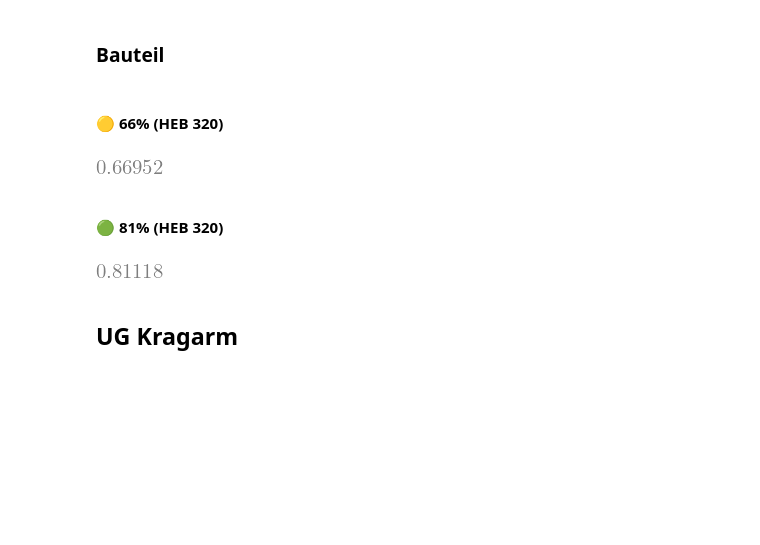
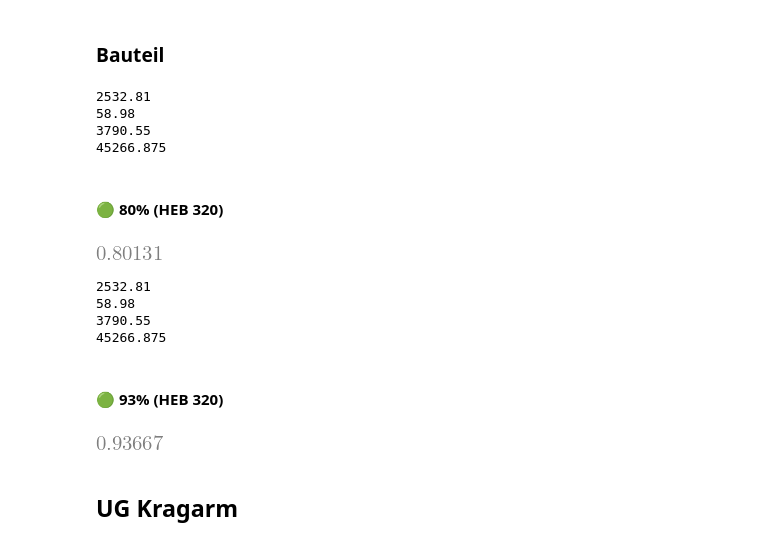
Before and after one commit to sushimako/uni-stahlbau-ue, a Jupyter notebook: Berechnungen/nachweise.ipynb, the cells around one changed output. Cells and saved outputs as stored; diff of their text form; code cells hidden in the pictures; blank space fills up the shorter version.

```diff
--- a/Berechnungen/nachweise.ipynb
+++ b/Berechnungen/nachweise.ipynb
@@ -205,20 +218,28 @@ kombi_MNV_z = partial(kombi_MNV,'z')
 def λ1(stab):
     return pi * sqrt(stab.E/stab.fy)
 
-def λyz(um_achse, stab):
+def λyz(um_achse, stab, debug=False):
+    if debug:
+        display(f'lcr = {stab.Lcr(um_achse)} i = {stab.i(um_achse)}  lamba_1 = {N(λ1(stab))}')
     return stab.Lcr(um_achse)/(stab.i(um_achse) * λ1(stab))
 
 def KL2α(KL: str):
     return {'a0': 0.13, 'a': 0.21, 'b': 0.34, 'c': 0.49, 'd': 0.76}.get(KL)
 
 
-def χyz(um_achse, stab, debug=False):
+def Phi(um_achse, stab):
     λ = λyz(um_achse, stab)
     α = KL2α(stab.KL(um_achse))
     Φ = 0.5* (1 + α * (λ-0.2) + λ**2)
+    return Φ
+
+
+def χyz(um_achse, stab, debug=False):
+    λ = λyz(um_achse, stab)
+    Φ = Phi(um_achse, stab)
     chi = min(1, 1/(Φ + sqrt(Φ**2 - λ**2)))
-    if debug:
-        display(f'λ = {λ}  α = {α}  Φ = {Φ}  χ = {chi}')
+    #if debug:
+    #    display(f'λ = {N(λ)}  α = {N(α)}  Φ = {N(Φ)}  χ = {N(chi)}')
     return chi
 # %% [markdown]
 ### Biegeknicken [B 8.7.6.1]
@@ -255,24 +292,30 @@ biege_knicken_z = partial(biege_knicken, 'z')
 # %% [markdown]
 ### Biegedrillknicken [B 8.7.6.1]
 # %%
-def χLT(stab): ## Gem. EC3 (6.3.2.3)
+def χLT(stab, debug=False): ## Gem. EC3 (6.3.2.3)
+    debug = False
     λz = λyz('z', stab)
 
     k_c = 1 # Auf der sicheren Seite
     k_p = 0.9 * 1 / (1 + (1/20) * (λz/(stab.h/stab.tf))**2)**0.25
     λLT = k_c * k_p * λz
+    if debug:
+        display(f' k_p = {N(k_p)}  λLT = {N(λLT)} ')
 
     λLT0 = 0.4  # Höchstwert (EC3 Seite 70)
     β = 0.75    # Mindestwert
     αLT = KL2α(stab.KL_BDK)
 
     ΦLT = 0.5 * ( 1 + αLT * (λLT - λLT0) + β * λLT**2)
+
+    if debug:
+        display(f'ΦLT = {N(ΦLT)}')
     return min(1 / (ΦLT + sqrt(ΦLT**2 - β * λLT**2)),
                1,
                1 / (λLT**2),
               )
 # %%
-def BDK(um_achse, stab, sg=None):
+def BDK(um_achse, stab, sg=None, debug=True):
     last = stab.sg[sg]
     assert(stab.Lcr(um_achse))
     assert(last.ψ is not None)
@@ -280,6 +323,7 @@ def BDK(um_achse, stab, sg=None):
     N_Rd = stab.A * (stab.fy/γ_M1)
     W_y = stab.Iy/(stab.h * 0.5) ## CHECK past?
     My_Rd =  W_y * (stab.fy / γ_M1) # W_y passt?
+
 
 
     ## Beiwerte
@@ -298,15 +342,23 @@ def BDK(um_achse, stab, sg=None):
                1 - (0.1 * n_z     )/(C_MLT - 0.25),
               )
 
-
-    ## vvv dragons
-    #χ = χyz(um_achse, stab)
+    #if debug:
+    #    display(f'λz = {N(λz)}  χz = {N(χyz('z', stab))}  n_z = {N(n_z)}  C_MLT = {C_MLT}  k_LT = {N(k_LT)}')
 
     interaktionsbeiwert = {'y': k_y * C_my,
                            'z': k_LT,
                           }.get(um_achse)
 
-    res = (last.N/(χyz(um_achse, stab) * N_Rd)) + (interaktionsbeiwert * last.My/(χLT(stab) * My_Rd))
+    #if debug:
+    #    display(f'χ = {N(χyz(um_achse, stab))}  k_y = {N(k_y)}  χLT = {N(χLT(stab, debug=debug))}')
+
+    if debug:
+        print(last.N)
+        print(last.My)
+        print(N_Rd)
+        print(My_Rd)
+
+    res = (last.N/(χyz(um_achse, stab) * N_Rd)) + (interaktionsbeiwert * last.My*100/(χLT(stab, debug=debug) * My_Rd))
     return ausnutzung(N(res, 5), stab)
 
 BDK_y = partial(BDK, 'y')
@@ -461,15 +608,23 @@ vglsp(staebe.untergurt_feld, sg='druck')
 # %% [markdown]
 ### Bauteil
 # %%
-BDK_y(staebe.untergurt_feld, sg='druck')
+BDK_y(staebe.untergurt_feld, sg='druck', debug=True)
 # %% [output]
+2532.81
+58.98
+3790.55
+45266.875
-#### 🟡 66% (HEB 320)
+#### 🟢 80% (HEB 320)
-[figure, old version]
+[figure, new version]
 # %%
 BDK_z(staebe.untergurt_feld, sg='druck')
 # %% [output]
+2532.81
+58.98
+3790.55
+45266.875
-#### 🟢 81% (HEB 320)
+#### 🟢 93% (HEB 320)
-[figure, old version]
+[figure, new version]
 # %% [markdown]
 ## UG Kragarm
 # %%
```
Also changed, not shown: parts of 39 cells of this notebook, 1 other file.
